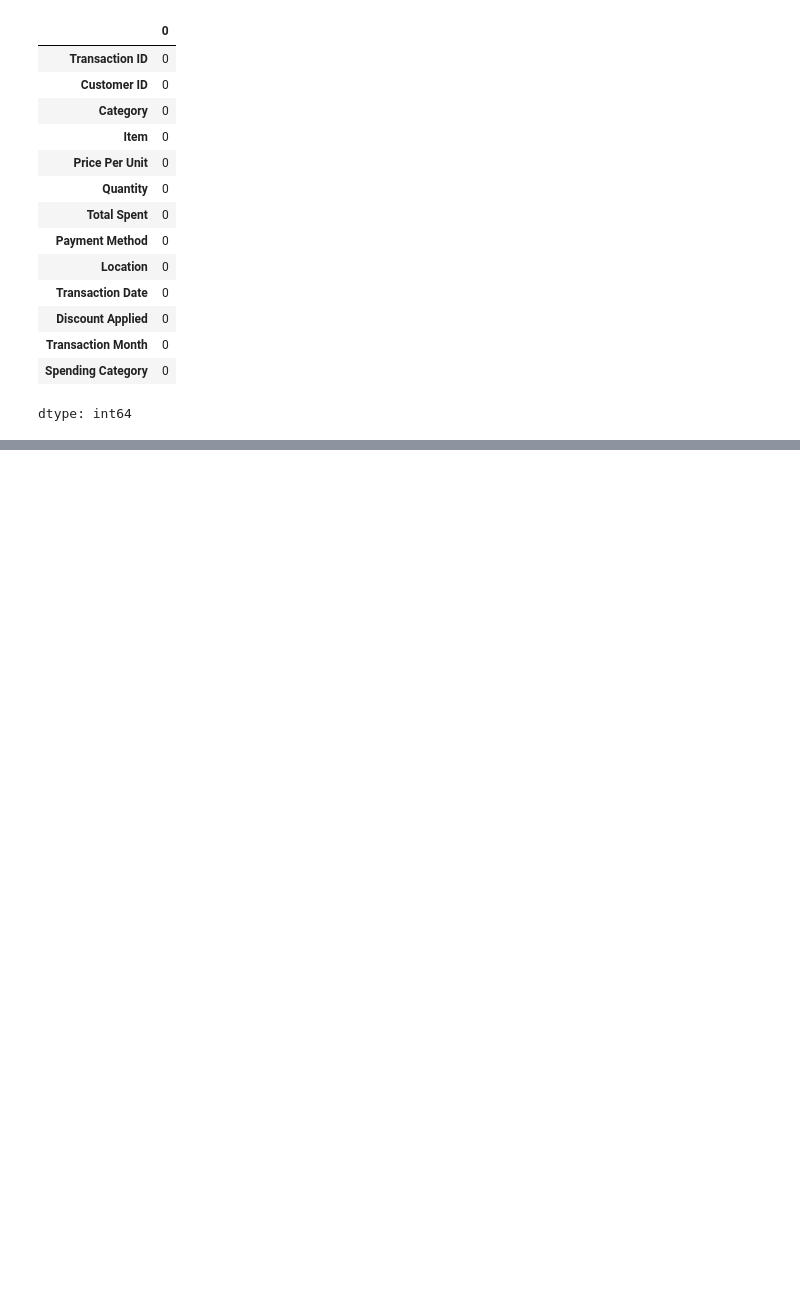
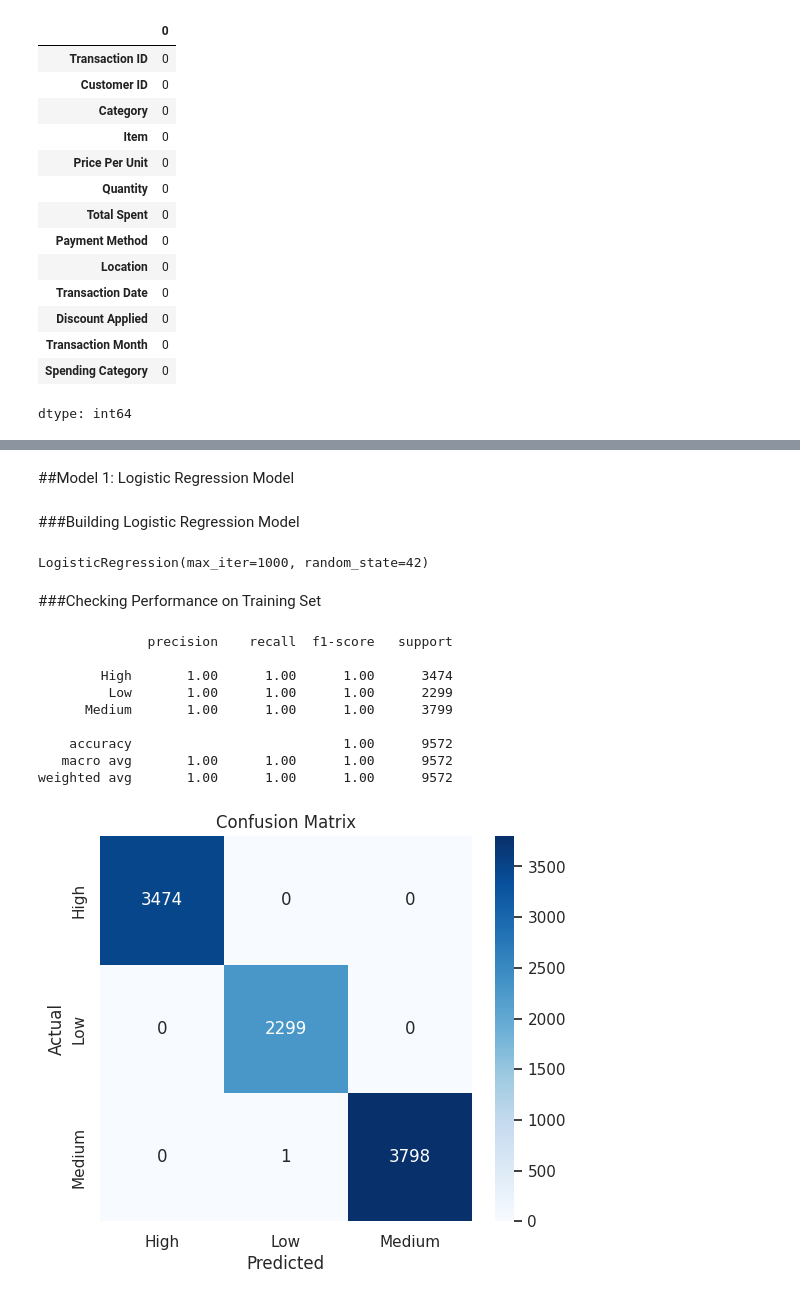
Before and after one commit to maybraniswe/Retail-Store-Sales-Analysis-and-Prediction, a Jupyter notebook: Retail_Store_Sales_Analysis_and_Prediction.ipynb, the cells around one changed output, grey strips where cells are left out. Cells and saved outputs as stored; diff of their text form; code cells hidden in the pictures; blank space fills up the shorter version.

```diff
--- a/Retail_Store_Sales_Analysis_and_Prediction.ipynb
+++ b/Retail_Store_Sales_Analysis_and_Prediction.ipynb
@@ -1193,0 +811,24 @@ plt.show()
+# %%
+# ==========================================================
+# MODEL EVALUATION FUNCTION
+# ==========================================================
+
+def metrics_score(actual, predicted):
+    print(classification_report(actual, predicted, zero_division=0))
+
+    cm = confusion_matrix(actual, predicted)
+
+    plt.figure(figsize=(6,5))
+    sns.heatmap(
+        cm,
+        annot=True,
+        fmt="d",
+        cmap="Blues",
+        xticklabels=sorted(actual.unique()),
+        yticklabels=sorted(actual.unique())
+    )
+
+    plt.title("Confusion Matrix")
+    plt.xlabel("Predicted")
+    plt.ylabel("Actual")
+    plt.show()
@@ -1193,0 +838,33 @@ plt.show()
+# %% [markdown]
+##Model 1: Logistic Regression Model
+# %% [markdown]
+###Building Logistic Regression Model
+# %%
+# ==========================================================
+# LOGISTIC REGRESSION MODEL
+# ==========================================================
+
+lr_model = LogisticRegression(max_iter=1000, random_state=42)
+
+# Train the model
+lr_model.fit(X_train_scaled, y_train)
+# %% [output]
+LogisticRegression(max_iter=1000, random_state=42)
+# %% [markdown]
+###Checking Performance on Training Set
+# %%
+# Checking performance on training data
+lr_train_pred = lr_model.predict(X_train_scaled)
+
+metrics_score(y_train, lr_train_pred)
+# %% [output]
+              precision    recall  f1-score   support
+
+        High       1.00      1.00      1.00      3474
+         Low       1.00      1.00      1.00      2299
+      Medium       1.00      1.00      1.00      3799
+
+    accuracy                           1.00      9572
+   macro avg       1.00      1.00      1.00      9572
+weighted avg       1.00      1.00      1.00      9572
+[figure, added]
```
Also changed, not shown: parts of 91 cells of this notebook.
